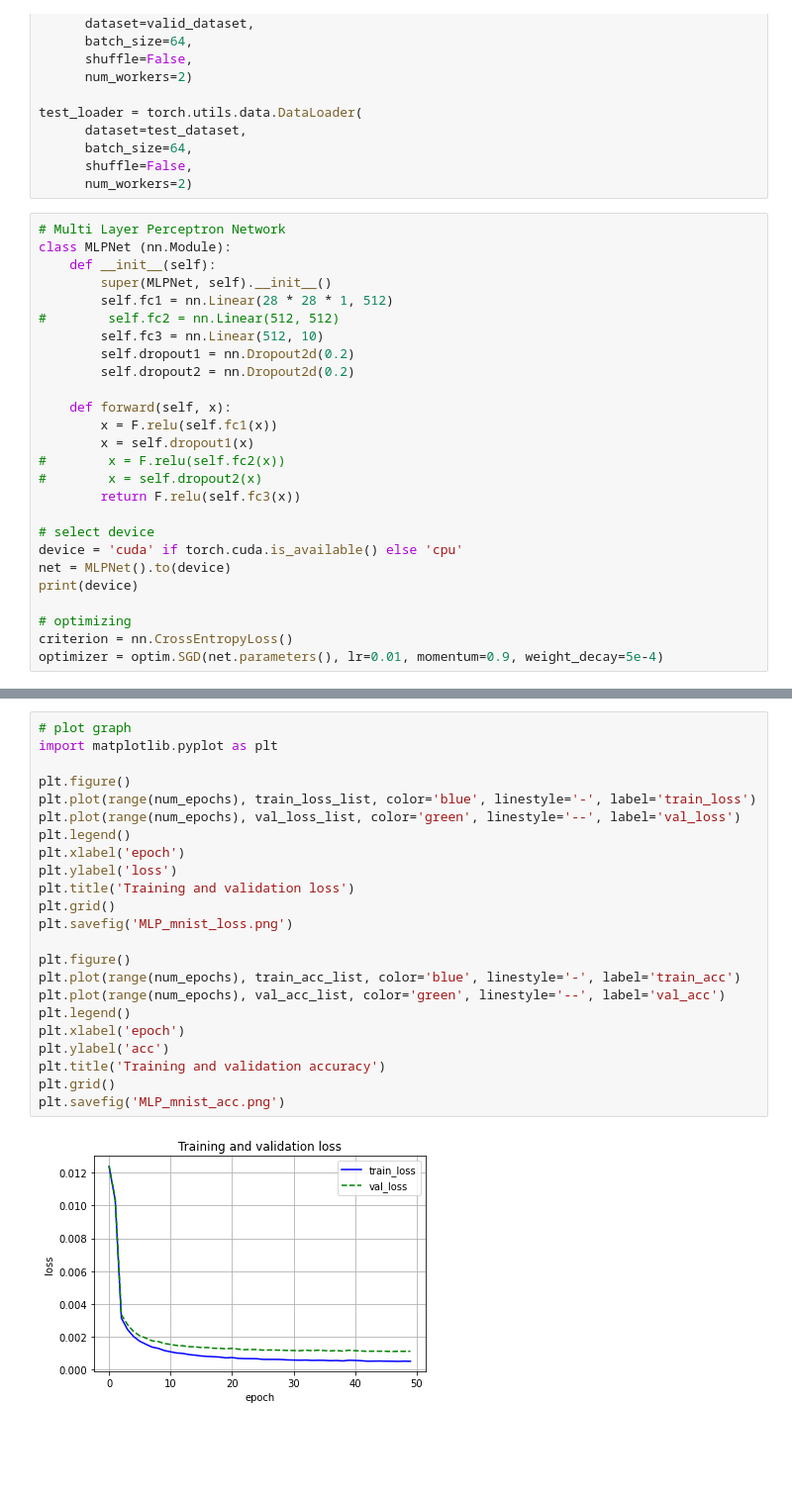
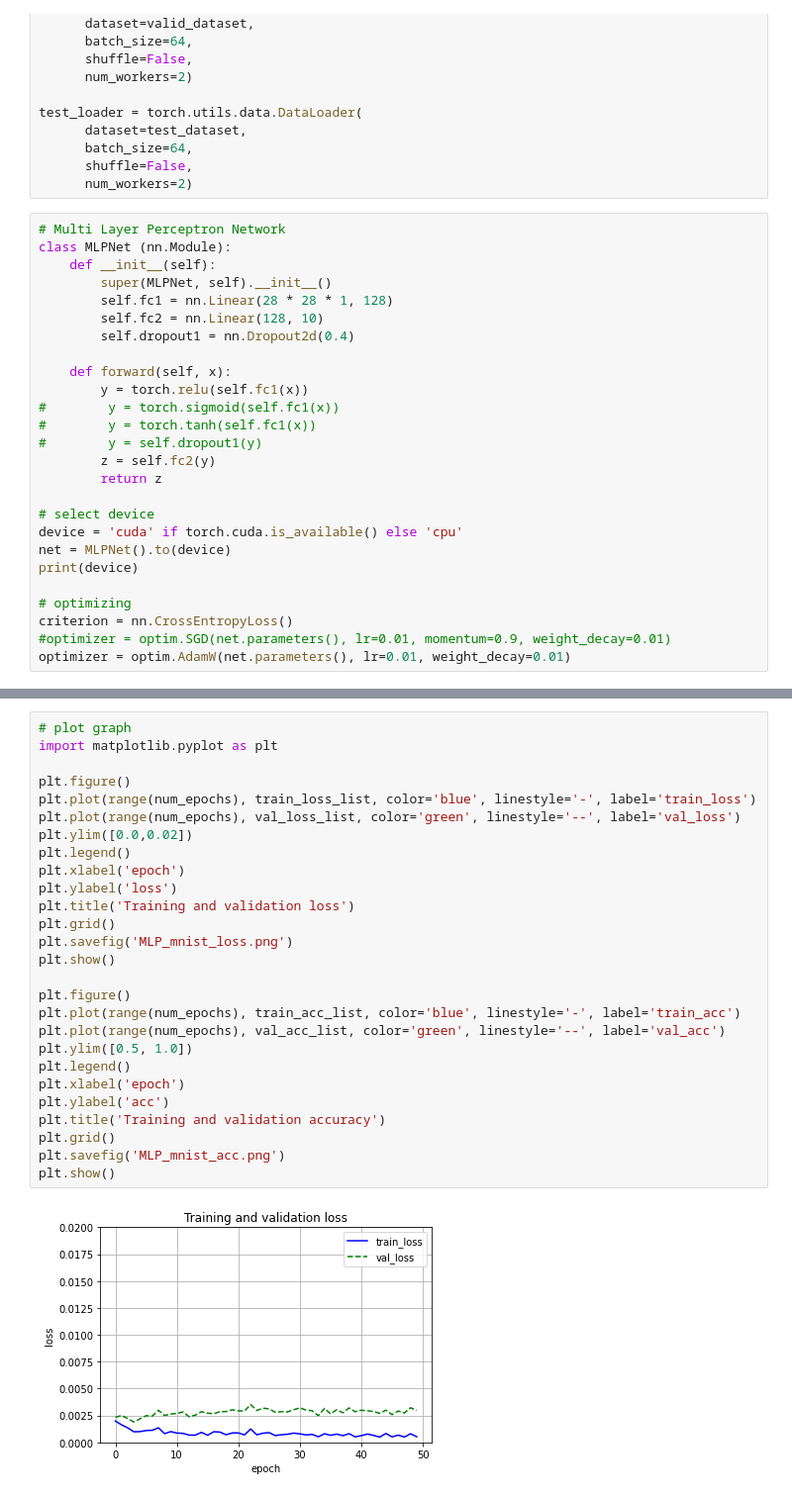
Before and after one commit to namoshi/dl_intro, a Jupyter notebook: MLP_mnist.ipynb, the cells around one changed output, grey strips where cells are left out. Shown at 99% size. Cells and saved outputs as stored; diff of their text form; blank space fills up the shorter version.

```diff
--- a/MLP_mnist.ipynb
+++ b/MLP_mnist.ipynb
@@ -58,18 +57,17 @@ test_loader = torch.utils.data.DataLoader(
 class MLPNet (nn.Module):
     def __init__(self):
         super(MLPNet, self).__init__()
-        self.fc1 = nn.Linear(28 * 28 * 1, 512)
-#        self.fc2 = nn.Linear(512, 512)
-        self.fc3 = nn.Linear(512, 10)
-        self.dropout1 = nn.Dropout2d(0.2)
-        self.dropout2 = nn.Dropout2d(0.2)
+        self.fc1 = nn.Linear(28 * 28 * 1, 128)
+        self.fc2 = nn.Linear(128, 10)
+        self.dropout1 = nn.Dropout2d(0.4)
 
     def forward(self, x):
-        x = F.relu(self.fc1(x))
-        x = self.dropout1(x)
-#        x = F.relu(self.fc2(x))
-#        x = self.dropout2(x)
-        return F.relu(self.fc3(x))
+        y = torch.relu(self.fc1(x))
+#        y = torch.sigmoid(self.fc1(x))
+#        y = torch.tanh(self.fc1(x))
+#        y = self.dropout1(y)
+        z = self.fc2(y)
+        return z
 
 # select device
 device = 'cuda' if torch.cuda.is_available() else 'cpu'
@@ -78,5 +76,6 @@ print(device)
 
 # optimizing
 criterion = nn.CrossEntropyLoss()
-optimizer = optim.SGD(net.parameters(), lr=0.01, momentum=0.9, weight_decay=5e-4)
+#optimizer = optim.SGD(net.parameters(), lr=0.01, momentum=0.9, weight_decay=0.01)
+optimizer = optim.AdamW(net.parameters(), lr=0.01, weight_decay=0.01)
 # %% [output]
@@ -182,25 +176,29 @@ test_accuracy: 98.22 %
 # %%
 # plot graph
 import matplotlib.pyplot as plt
 
 plt.figure()
 plt.plot(range(num_epochs), train_loss_list, color='blue', linestyle='-', label='train_loss')
 plt.plot(range(num_epochs), val_loss_list, color='green', linestyle='--', label='val_loss')
+plt.ylim([0.0,0.02])
 plt.legend()
 plt.xlabel('epoch')
 plt.ylabel('loss')
 plt.title('Training and validation loss')
 plt.grid()
 plt.savefig('MLP_mnist_loss.png')
+plt.show()
 
 plt.figure()
 plt.plot(range(num_epochs), train_acc_list, color='blue', linestyle='-', label='train_acc')
 plt.plot(range(num_epochs), val_acc_list, color='green', linestyle='--', label='val_acc')
+plt.ylim([0.5, 1.0])
 plt.legend()
 plt.xlabel('epoch')
 plt.ylabel('acc')
 plt.title('Training and validation accuracy')
 plt.grid()
 plt.savefig('MLP_mnist_acc.png')
+plt.show()
 # %% [output]
-[figure, old version]
+[figure, new version]
```
Also changed, not shown: parts of 5 cells of this notebook, 2 other files.
